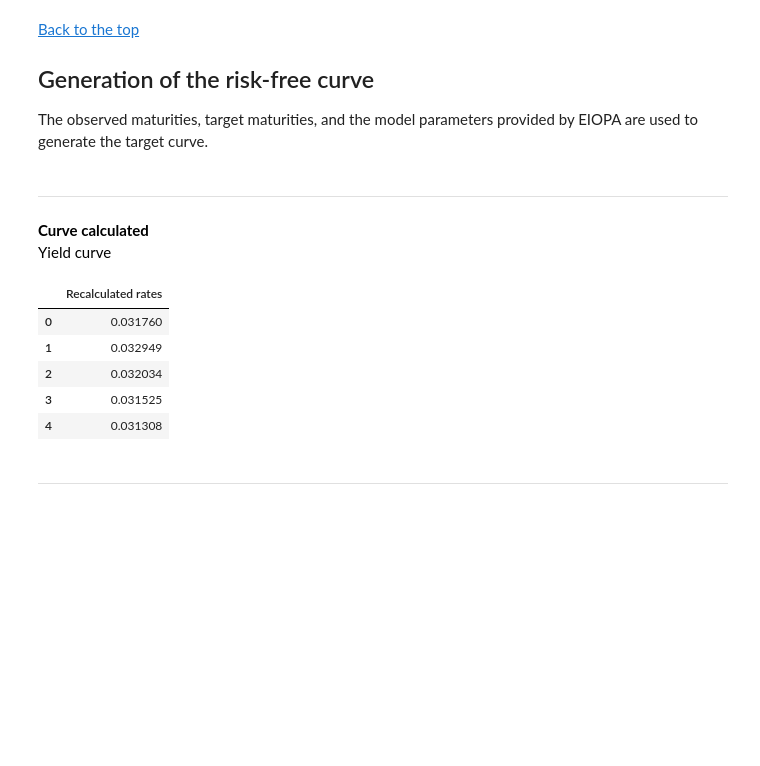
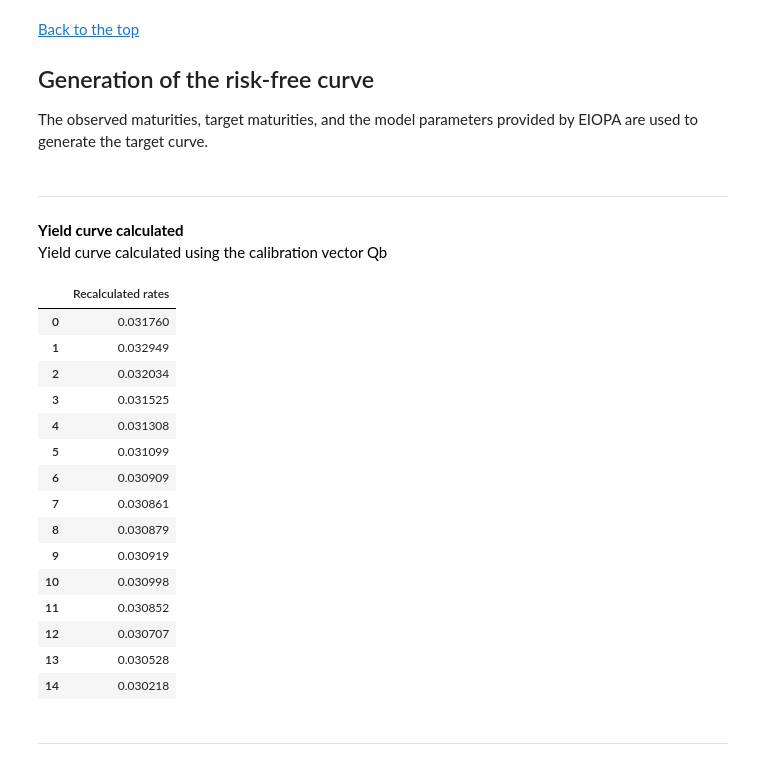
Before and after one commit to open-source-modelling/insurance_jupyter, a Jupyter notebook: EIOPA_smith_wilson_test/22_December/EIOPA RISK FREE CURVE DECEMBER 22 RECALCULATION.ipynb, the cells around one changed output. Saved outputs shown, nothing was run; the diff lists cells and outputs as text; code cells hidden in the pictures; blank space fills up the shorter version.

```diff
--- a/EIOPA_smith_wilson_test/22_December/EIOPA RISK FREE CURVE DECEMBER 22 RECALCULATION.ipynb
+++ b/EIOPA_smith_wilson_test/22_December/EIOPA RISK FREE CURVE DECEMBER 22 RECALCULATION.ipynb
@@ -82,9 +82,16 @@ This implementation uses three well established Python packages widely used in t
 import numpy as np
 import pandas as pd
 import matplotlib.pyplot as plt
+import matplotlib.ticker as mtick
 %matplotlib notebook
+pd.options.display.max_rows = 150
 # %% [markdown]
 ## Importing data
+# %%
+#selected_param_file = 'Param_VA.csv'
+#selected_curves_file = 'Curves_VA.csv'
+
+selected_param_file = 'Param_no_VA.csv'
+selected_curves_file = 'Curves_no_VA.csv'
 # %%
-selected_file = 'Param_no_VA.csv'
-param_raw = pd.read_csv(selected_file, sep=',',index_col=0)
+param_raw = pd.read_csv(selected_param_file, sep=',',index_col=0)
@@ -121,2 +122,4 @@ country+"_Maturities"
+# %%
+country = "Italy"
 # %%
 maturities_country_raw = param_raw.loc[:,country+"_Maturities"].iloc[6:]
@@ -304,21 +298,31 @@ r_Target = pd.DataFrame(r_Target,columns=['Recalculated rates'])
 # %% [markdown]
 ***
 <span style=color:black>
-    <b>Curve calculated</b>
+    <b>Yield curve calculated</b>
 </span>
 <br>
 <span style=color:black>
-    Yield curve
+    Yield curve calculated using the calibration vector Qb
 </span>
 # %%
-r_Target.head()
+r_Target.head(15)
 # %% [output]
 |  | Recalculated rates |
 | 0 | 0.031760 |
 | 1 | 0.032949 |
 | 2 | 0.032034 |
 | 3 | 0.031525 |
 | 4 | 0.031308 |
+| 5 | 0.031099 |
+| 6 | 0.030909 |
+| 7 | 0.030861 |
+| 8 | 0.030879 |
+| 9 | 0.030919 |
+| 10 | 0.030998 |
+| 11 | 0.030852 |
+| 12 | 0.030707 |
+| 13 | 0.030528 |
+| 14 | 0.030218 |
 # %% [markdown]
 ***
 # %% [markdown]
```
Also changed, not shown: parts of 36 cells of this notebook, 6 other files.
